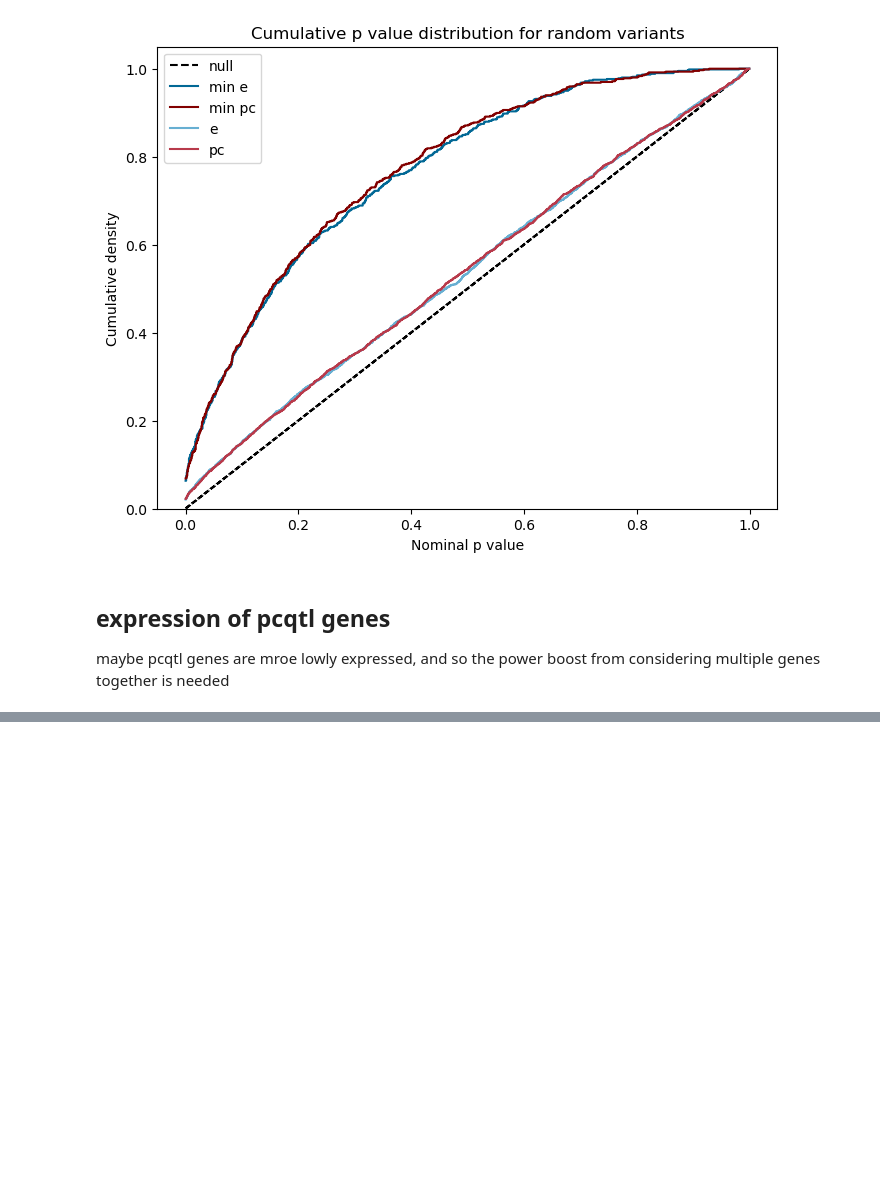
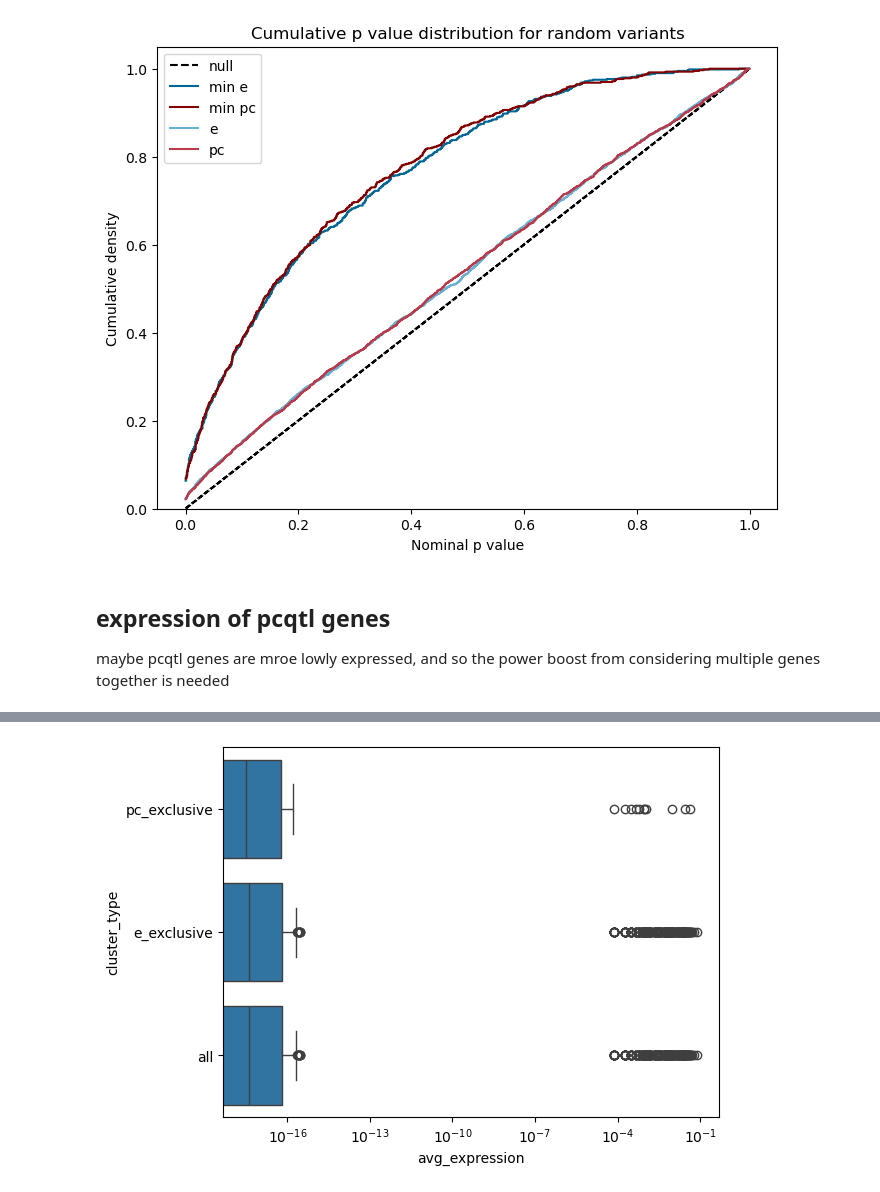
Before and after one commit to kal26/pcqtls, a Jupyter notebook: workflow/notebooks/pc_power.ipynb, the cells around one changed output, grey strips where cells are left out. Saved outputs shown, nothing was run; the diff lists cells and outputs as text; code cells hidden in the pictures; blank space fills up the shorter version.

```diff
--- a/workflow/notebooks/pc_power.ipynb
+++ b/workflow/notebooks/pc_power.ipynb
@@ -202,0 +290,16 @@ maybe pcqtl genes are mroe lowly expressed, and so the power boost from consider
+# %%
+# do they differ in average gene expression distribution
+pc_exclusive_genes = '_'.join(pc_exclusive_clusters).split('_')
+e_exclusive_genes = '_'.join(e_exclusive_clusters).split('_')
+cluster_genes = '_'.join(overlap_df['cluster_id']).split('_')
+
+# drop duplicates
+pc_exclusive_genes = pd.Series(pc_exclusive_genes).drop_duplicates()
+e_exclusive_genes = pd.Series(e_exclusive_genes).drop_duplicates()
+cluster_genes = pd.Series(cluster_genes).drop_duplicates()
+# %%
+expression_df.loc[pc_exclusive_genes]['avg_expression']
+
+# combine into one df
+joined_df = pd.DataFrame(pd.concat([expression_df.loc[pc_exclusive_genes]['avg_expression'], expression_df.loc[e_exclusive_genes]['avg_expression'], expression_df.loc[cluster_genes]['avg_expression']],
+                                   keys=['pc_exclusive', 'e_exclusive', 'all'], names=['cluster_type']))
@@ -202,0 +323,5 @@ maybe pcqtl genes are mroe lowly expressed, and so the power boost from consider
+# %%
+ax = sns.boxplot(joined_df, x='avg_expression', y='cluster_type')
+ax.set_xscale('log')
+# %% [output]
+[figure, added]
```
Also changed, not shown: parts of 10 cells of this notebook.
